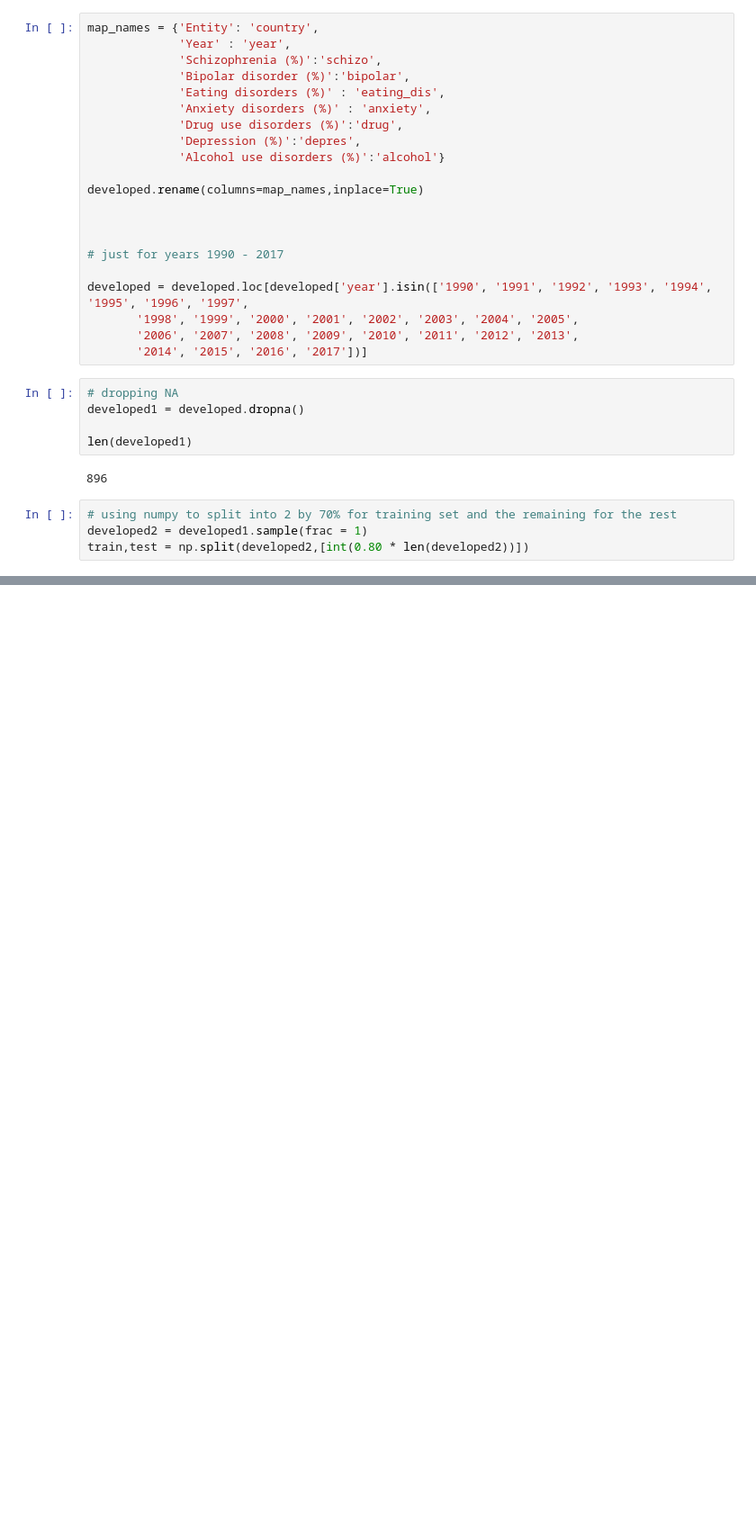
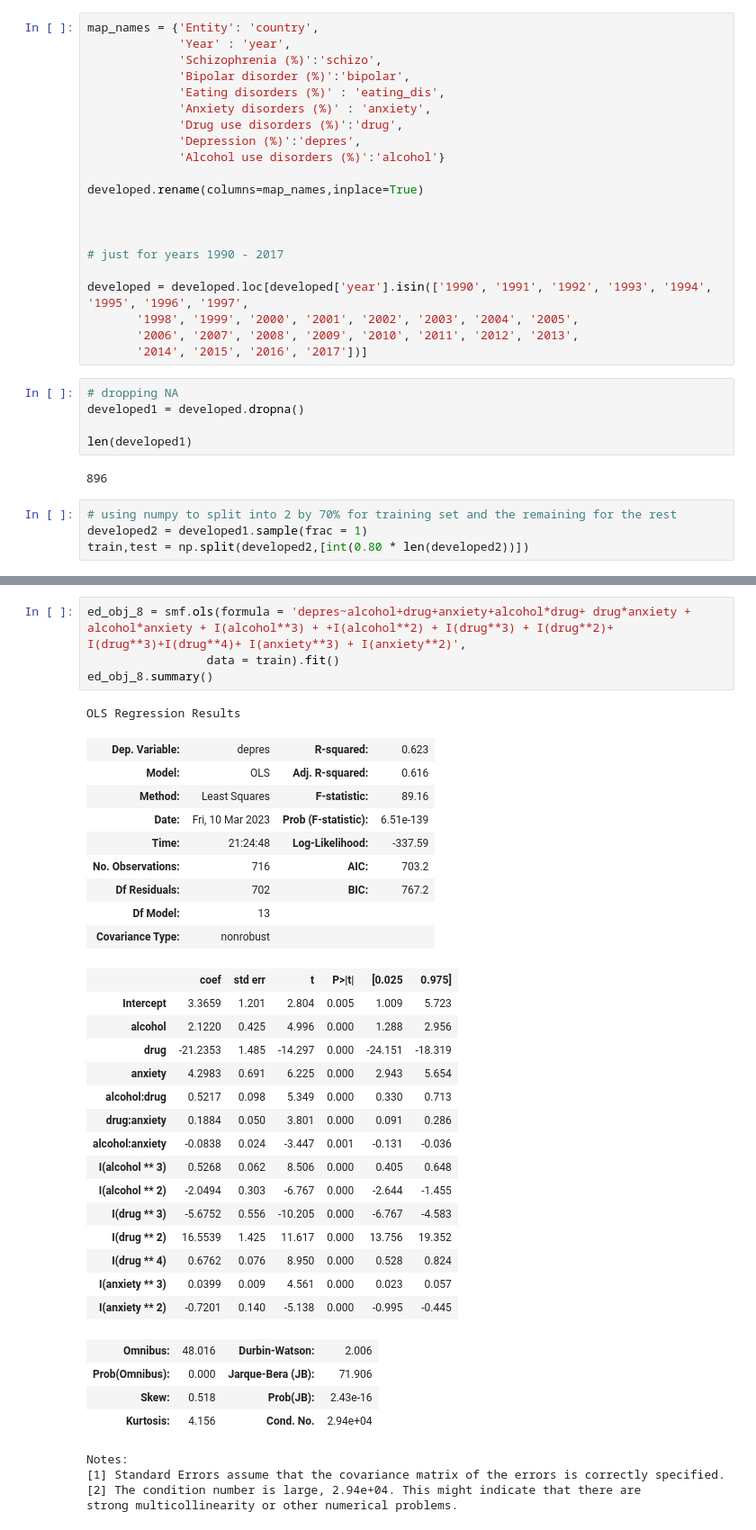
Before and after one commit to marlenealanis/stat-303-2-project, a Jupyter notebook: Project_dataframe.ipynb, the cells around one changed output, grey strips where cells are left out. Shown at 90% size. Cells and saved outputs as stored; diff of their text form; blank space fills up the shorter version.

```diff
--- a/Project_dataframe.ipynb
+++ b/Project_dataframe.ipynb
@@ -270,0 +305,38 @@ strong multicollinearity or other numerical problems.
+# %%
+ed_obj_8 = smf.ols(formula = 'depres~alcohol+drug+anxiety+alcohol*drug+ drug*anxiety + alcohol*anxiety + I(alcohol**3) + +I(alcohol**2) + I(drug**3) + I(drug**2)+ I(drug**3)+I(drug**4)+ I(anxiety**3) + I(anxiety**2)',
+                 data = train).fit()
+ed_obj_8.summary()
+# %% [output]
+OLS Regression Results
+| Dep. Variable: | depres | R-squared: | 0.623 |
+| Model: | OLS | Adj. R-squared: | 0.616 |
+| Method: | Least Squares | F-statistic: | 89.16 |
+| Date: | Fri, 10 Mar 2023 | Prob (F-statistic): | 6.51e-139 |
+| Time: | 21:24:48 | Log-Likelihood: | -337.59 |
+| No. Observations: | 716 | AIC: | 703.2 |
+| Df Residuals: | 702 | BIC: | 767.2 |
+| Df Model: | 13 |  |  |
+| Covariance Type: | nonrobust |  |  |
+|  | coef | std err | t | P>|t| | [0.025 | 0.975] |
+| Intercept | 3.3659 | 1.201 | 2.804 | 0.005 | 1.009 | 5.723 |
+| alcohol | 2.1220 | 0.425 | 4.996 | 0.000 | 1.288 | 2.956 |
+| drug | -21.2353 | 1.485 | -14.297 | 0.000 | -24.151 | -18.319 |
+| anxiety | 4.2983 | 0.691 | 6.225 | 0.000 | 2.943 | 5.654 |
+| alcohol:drug | 0.5217 | 0.098 | 5.349 | 0.000 | 0.330 | 0.713 |
+| drug:anxiety | 0.1884 | 0.050 | 3.801 | 0.000 | 0.091 | 0.286 |
+| alcohol:anxiety | -0.0838 | 0.024 | -3.447 | 0.001 | -0.131 | -0.036 |
+| I(alcohol ** 3) | 0.5268 | 0.062 | 8.506 | 0.000 | 0.405 | 0.648 |
+| I(alcohol ** 2) | -2.0494 | 0.303 | -6.767 | 0.000 | -2.644 | -1.455 |
+| I(drug ** 3) | -5.6752 | 0.556 | -10.205 | 0.000 | -6.767 | -4.583 |
+| I(drug ** 2) | 16.5539 | 1.425 | 11.617 | 0.000 | 13.756 | 19.352 |
+| I(drug ** 4) | 0.6762 | 0.076 | 8.950 | 0.000 | 0.528 | 0.824 |
+| I(anxiety ** 3) | 0.0399 | 0.009 | 4.561 | 0.000 | 0.023 | 0.057 |
+| I(anxiety ** 2) | -0.7201 | 0.140 | -5.138 | 0.000 | -0.995 | -0.445 |
+| Omnibus: | 48.016 | Durbin-Watson: | 2.006 |
+| Prob(Omnibus): | 0.000 | Jarque-Bera (JB): | 71.906 |
+| Skew: | 0.518 | Prob(JB): | 2.43e-16 |
+| Kurtosis: | 4.156 | Cond. No. | 2.94e+04 |
+Notes:
+[1] Standard Errors assume that the covariance matrix of the errors is correctly specified.
+[2] The condition number is large, 2.94e+04. This might indicate that there are
+strong multicollinearity or other numerical problems.
```
Also changed, not shown: parts of 13 cells of this notebook.
